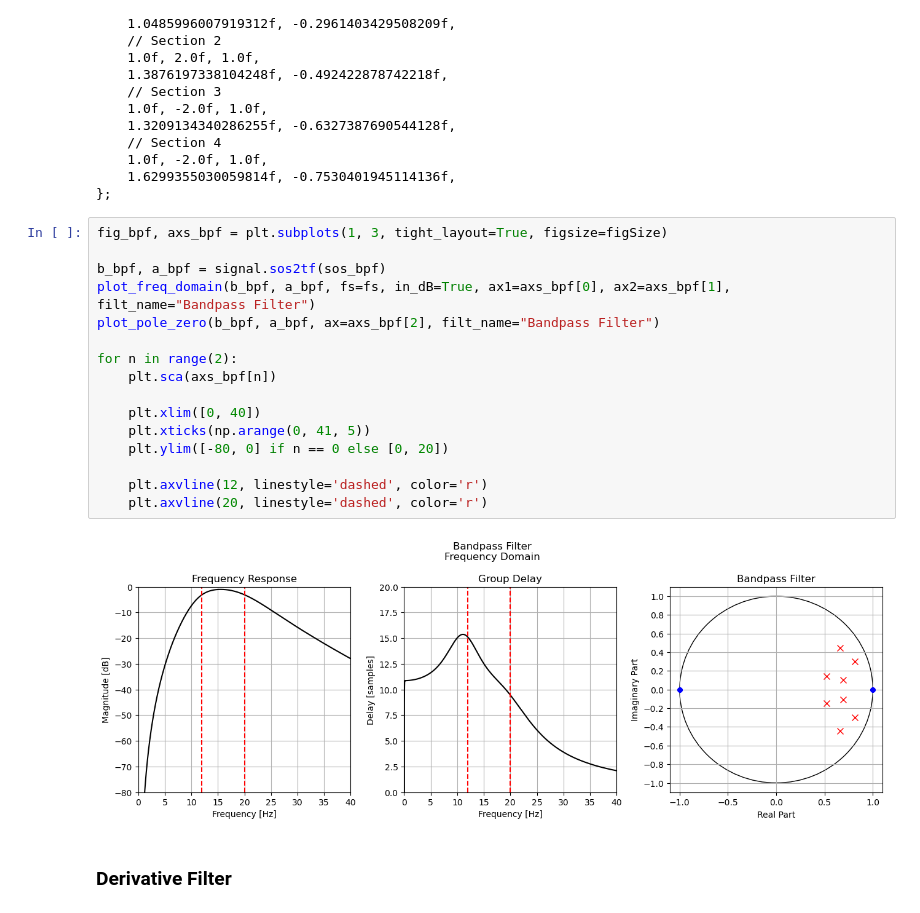
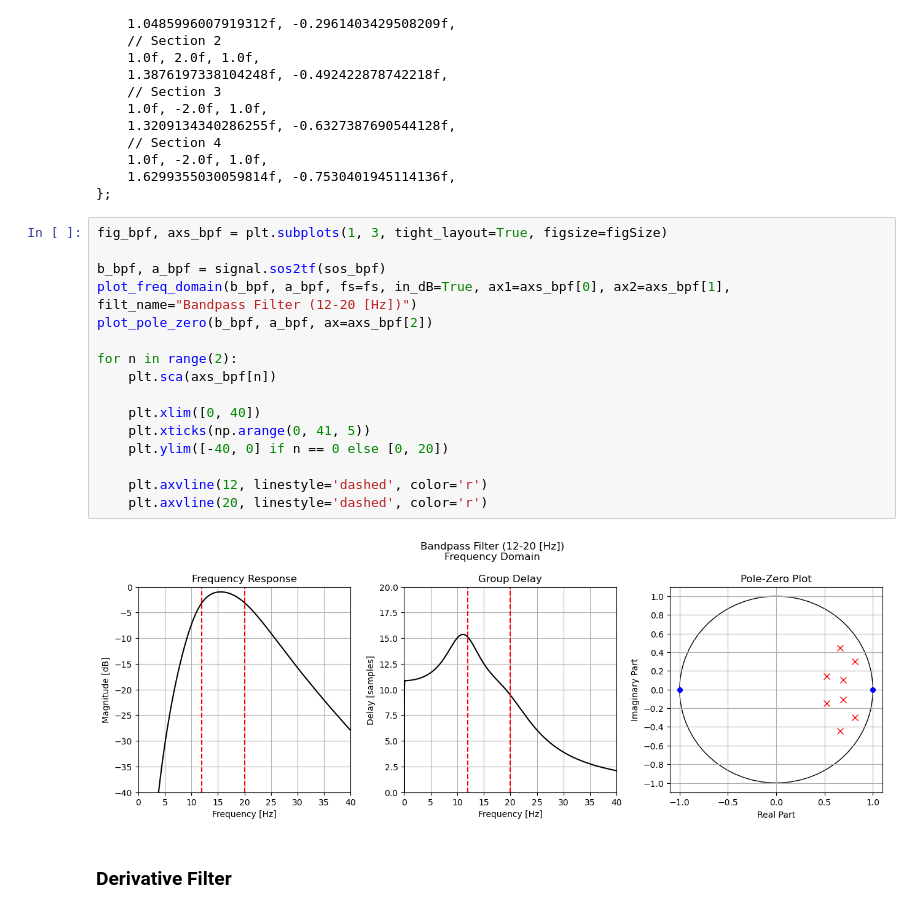
Before and after one commit to bryanmcelvy/microHeartMonitor, a Jupyter notebook: tools/filter_design/qrs_filt_design.ipynb, the cells around one changed output. Drawn from its saved outputs; the diff is of its cells as text.

Commit message:
Update docs for QRS/DAQ filt. coefficients

```diff
--- a/tools/filter_design/qrs_filt_design.ipynb
+++ b/tools/filter_design/qrs_filt_design.ipynb
@@ -137,21 +137,21 @@ printBiquadInArmFormat(sos_bpf)
 # %%
 fig_bpf, axs_bpf = plt.subplots(1, 3, tight_layout=True, figsize=figSize)
 
 b_bpf, a_bpf = signal.sos2tf(sos_bpf)
-plot_freq_domain(b_bpf, a_bpf, fs=fs, in_dB=True, ax1=axs_bpf[0], ax2=axs_bpf[1], filt_name="Bandpass Filter")
-plot_pole_zero(b_bpf, a_bpf, ax=axs_bpf[2], filt_name="Bandpass Filter")
+plot_freq_domain(b_bpf, a_bpf, fs=fs, in_dB=True, ax1=axs_bpf[0], ax2=axs_bpf[1], filt_name="Bandpass Filter (12-20 [Hz])")
+plot_pole_zero(b_bpf, a_bpf, ax=axs_bpf[2])
 
 for n in range(2):
     plt.sca(axs_bpf[n])
 
     plt.xlim([0, 40])
     plt.xticks(np.arange(0, 41, 5))
-    plt.ylim([-80, 0] if n == 0 else [0, 20])
+    plt.ylim([-40, 0] if n == 0 else [0, 20])
 
     plt.axvline(12, linestyle='dashed', color='r')
     plt.axvline(20, linestyle='dashed', color='r')
 # %% [output]
-[figure, old version]
+[figure, new version]
 # %% [markdown]
 ### Derivative Filter
 # %%
```
Also changed, not shown: 3 other files.
